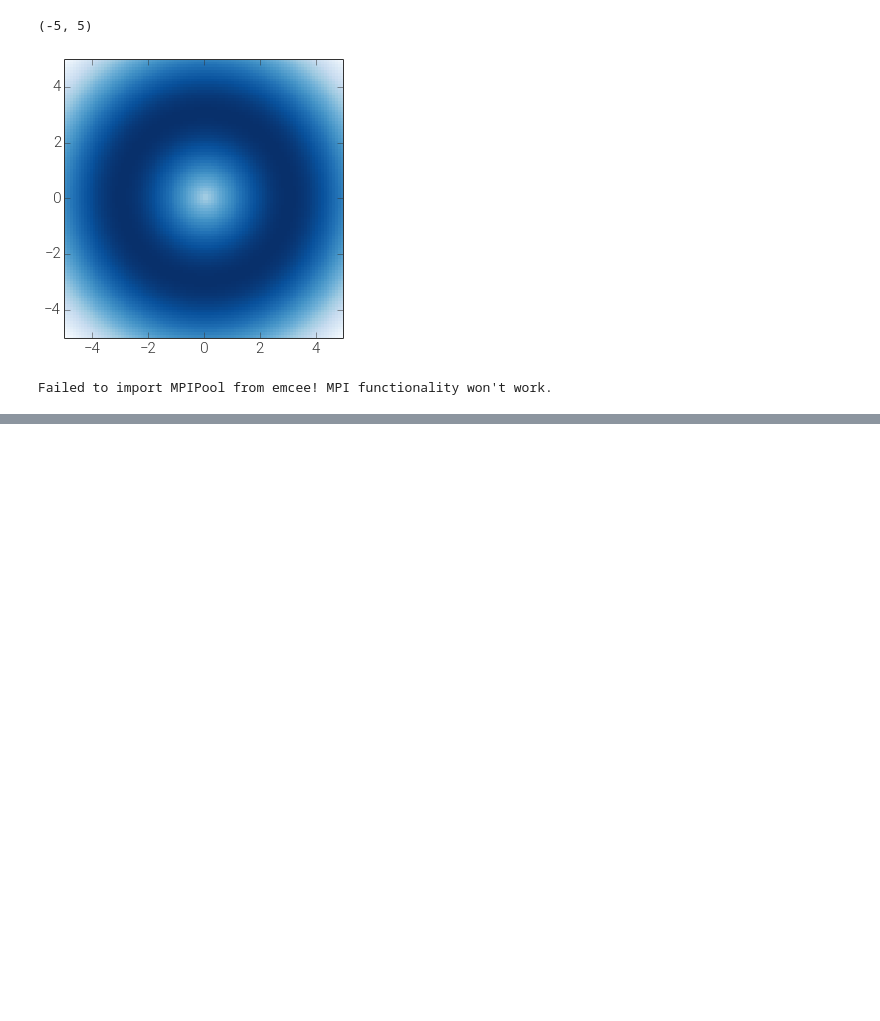
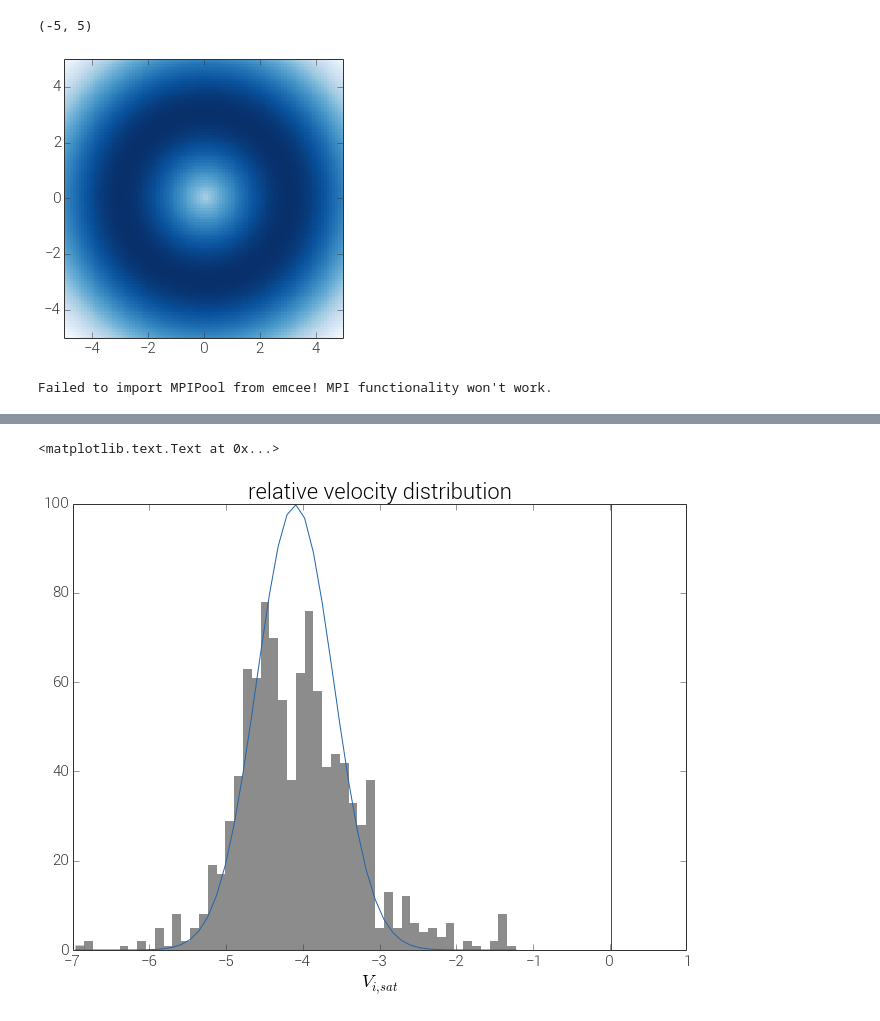
Before and after one commit to adrn/streams, a Jupyter notebook: text/notebooks/Gaussian ring.ipynb, the cells around one changed output, grey strips where cells are left out. Saved outputs shown, nothing was run; the diff lists cells and outputs as text; code cells hidden in the pictures; blank space fills up the shorter version.

```diff
--- a/text/notebooks/Gaussian ring.ipynb
+++ b/text/notebooks/Gaussian ring.ipynb
@@ -126,0 +139,15 @@ title("relative distance distribution")
+# %%
+def gaussian(x, mu, sigma):
+    return 1./np.sqrt(2*np.pi*sigma**2) * np.exp(-0.5 * ((x-mu)/sigma)**2)
+# %%
+figsize(11,8)
+title("relative velocity distribution")
+
+bins = 50 #np.logspace(-3, 0, 50)
+n,bins,patches = hist(np.log(rel_v), bins=bins, alpha=0.5)
+plot(bins, 125*gaussian(bins, -4.1, 0.5))
+axvline(v_esc.mean(), color='r', label='mean escape velocity')
+xlabel(r"$V_{i,sat}$")
+# %% [output]
+<matplotlib.text.Text at 0x...>
+[figure, added]
```
Also changed, not shown: parts of 5 cells of this notebook.
